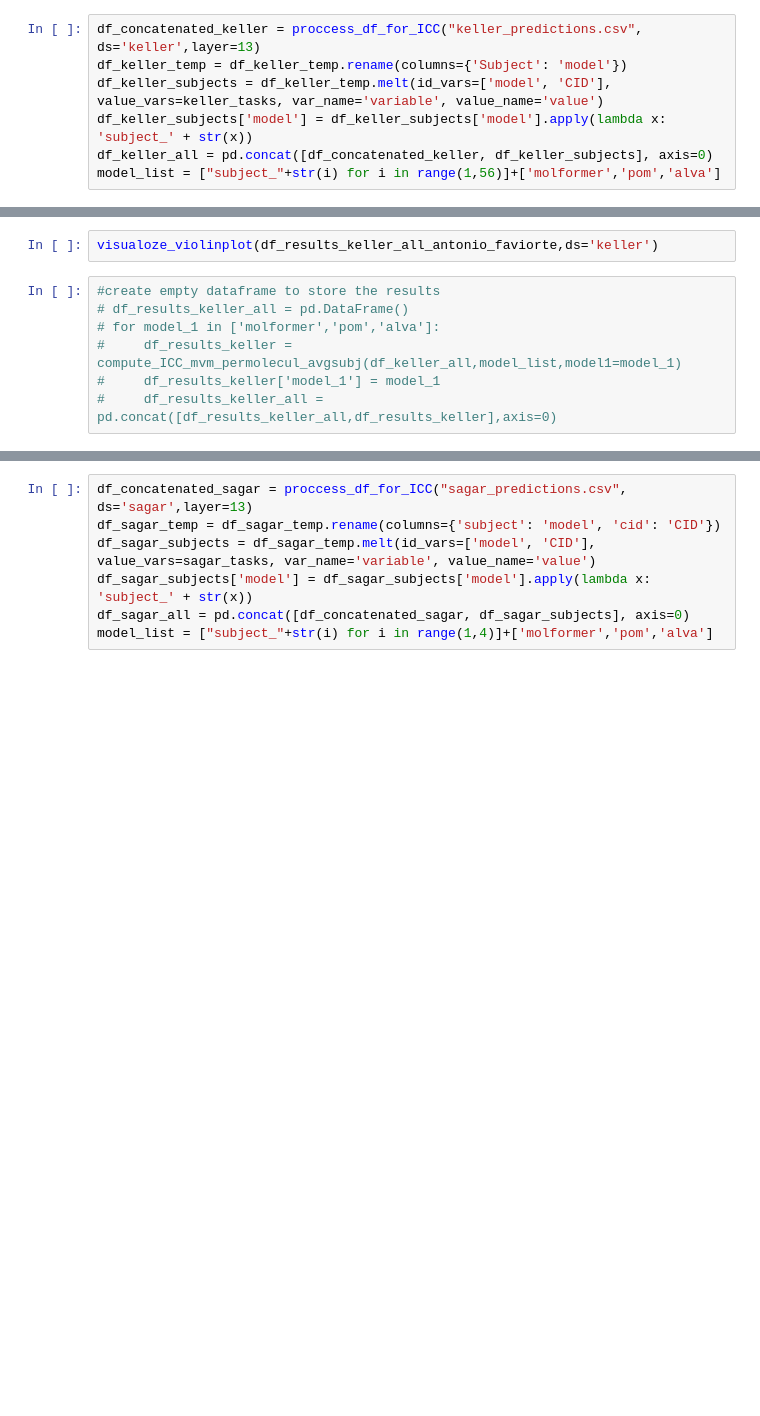
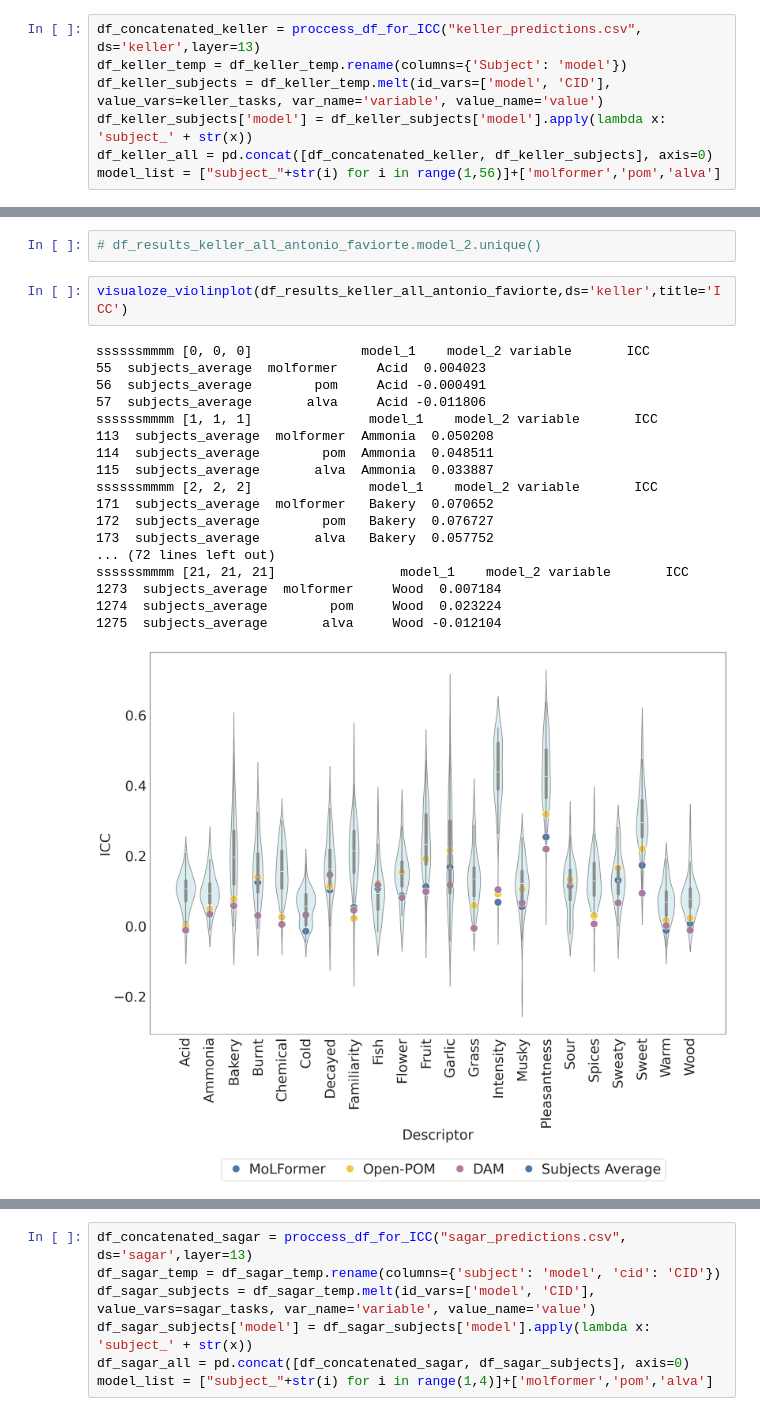
Before and after one commit to Farzaneh-Taleb/MoLFormer_N2024, a Jupyter notebook: Notebooks/regression_visualization.ipynb, the cells around one changed output, grey strips where cells are left out. Drawn from its saved outputs; the diff is of its cells as text; blank space fills up the shorter version.

```diff
--- a/Notebooks/regression_visualization.ipynb
+++ b/Notebooks/regression_visualization.ipynb
@@ -224,9 +371,23 @@ for model_1 in ['subjects_average']:
+# %%
+# df_results_keller_all_antonio_faviorte.model_2.unique()
 # %%
-visualoze_violinplot(df_results_keller_all_antonio_faviorte,ds='keller')
+visualoze_violinplot(df_results_keller_all_antonio_faviorte,ds='keller',title='ICC')
+# %% [output]
+ssssssmmmm [0, 0, 0]              model_1    model_2 variable       ICC
+55  subjects_average  molformer     Acid  0.004023
+56  subjects_average        pom     Acid -0.000491
+57  subjects_average       alva     Acid -0.011806
+ssssssmmmm [1, 1, 1]               model_1    model_2 variable       ICC
+113  subjects_average  molformer  Ammonia  0.050208
+114  subjects_average        pom  Ammonia  0.048511
+115  subjects_average       alva  Ammonia  0.033887
+ssssssmmmm [2, 2, 2]               model_1    model_2 variable       ICC
+171  subjects_average  molformer   Bakery  0.070652
+172  subjects_average        pom   Bakery  0.076727
+173  subjects_average       alva   Bakery  0.057752
+... (72 lines left out)
+ssssssmmmm [21, 21, 21]                model_1    model_2 variable       ICC
+1273  subjects_average  molformer     Wood  0.007184
+1274  subjects_average        pom     Wood  0.023224
+1275  subjects_average       alva     Wood -0.012104
+[figure, added]
-# %%
-#create empty dataframe to store the results
-# df_results_keller_all = pd.DataFrame()
-# for model_1 in ['molformer','pom','alva']:
-#     df_results_keller = compute_ICC_mvm_permolecul_avgsubj(df_keller_all,model_list,model1=model_1)
-#     df_results_keller['model_1'] = model_1
-#     df_results_keller_all = pd.concat([df_results_keller_all,df_results_keller],axis=0)
```
Also changed, not shown: parts of 28 cells of this notebook, 1 other file.
